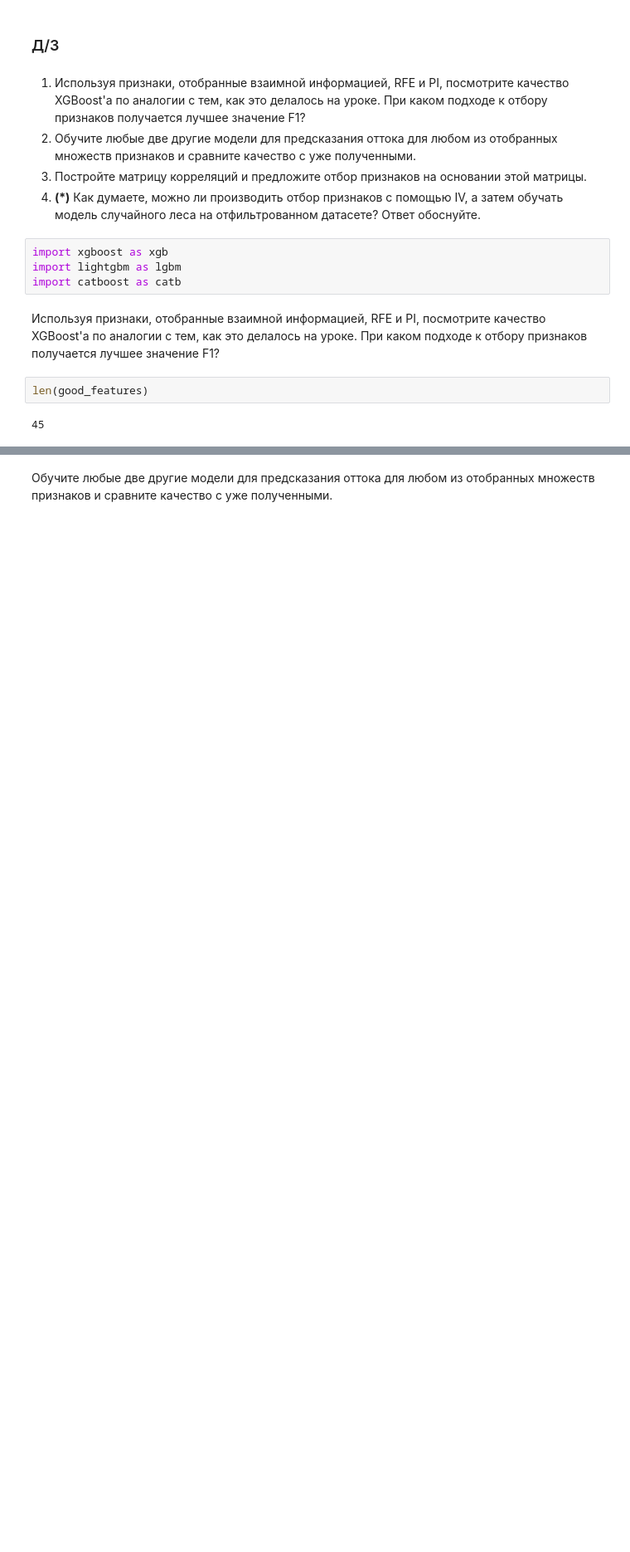
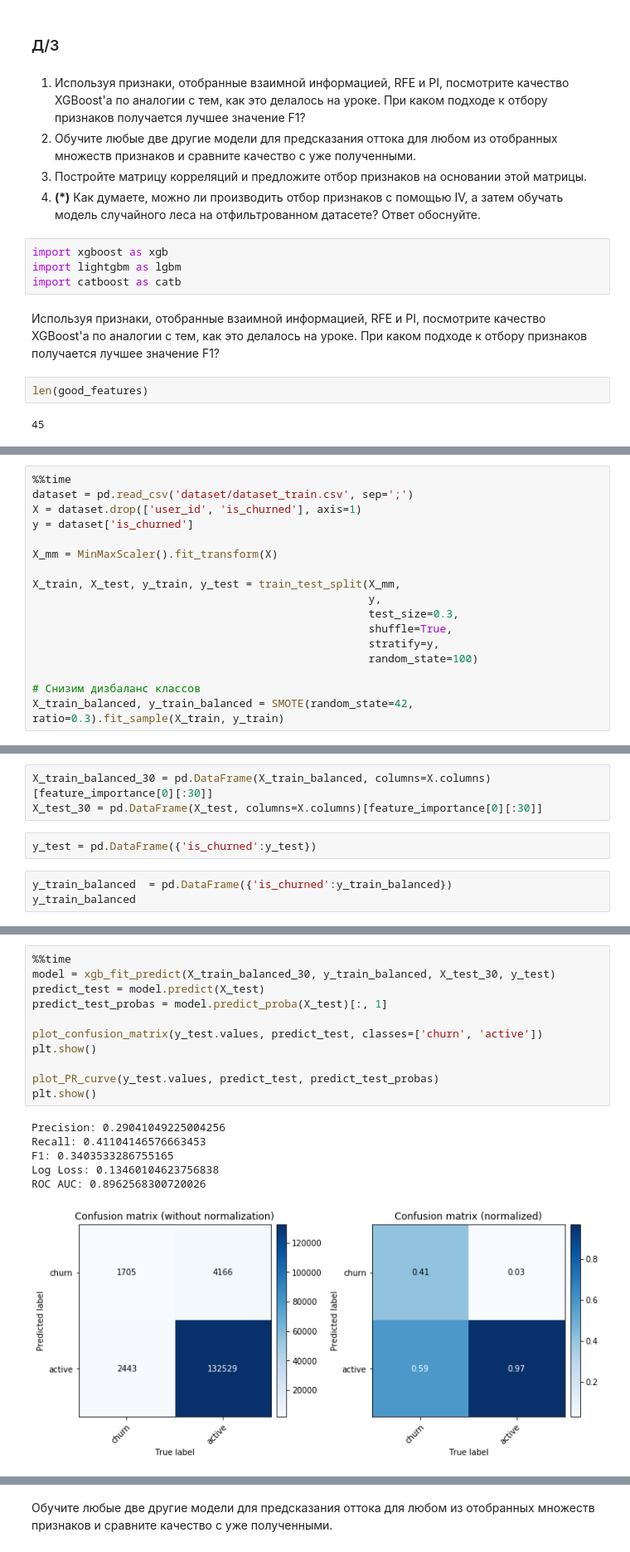
Before and after one commit to daniilstv/DS_in_production, a Jupyter notebook: lesson_3_hw.ipynb, the cells around one changed output, grey strips where cells are left out. Shown at 83% size. Saved outputs shown, nothing was run; the diff lists cells and outputs as text; blank space fills up the shorter version.

```diff
--- a/lesson_3_hw.ipynb
+++ b/lesson_3_hw.ipynb
@@ -561,0 +569,17 @@ print('Кол-во отобранных признаков:', good_features.shap
+# %%
+%%time
+dataset = pd.read_csv('dataset/dataset_train.csv', sep=';')
+X = dataset.drop(['user_id', 'is_churned'], axis=1)
+y = dataset['is_churned']
+
+X_mm = MinMaxScaler().fit_transform(X)
+
+X_train, X_test, y_train, y_test = train_test_split(X_mm,
+                                                    y,
+                                                    test_size=0.3,
+                                                    shuffle=True,
+                                                    stratify=y,
+                                                    random_state=100)
+
+# Снизим дизбаланс классов
+X_train_balanced, y_train_balanced = SMOTE(random_state=42, ratio=0.3).fit_sample(X_train, y_train)
@@ -561,0 +589,8 @@ print('Кол-во отобранных признаков:', good_features.shap
+# %%
+X_train_balanced_30 = pd.DataFrame(X_train_balanced, columns=X.columns)[feature_importance[0][:30]]
+X_test_30 = pd.DataFrame(X_test, columns=X.columns)[feature_importance[0][:30]]
+# %%
+y_test = pd.DataFrame({'is_churned':y_test})
+# %%
+y_train_balanced  = pd.DataFrame({'is_churned':y_train_balanced})
+y_train_balanced
@@ -561,0 +628,18 @@ print('Кол-во отобранных признаков:', good_features.shap
+# %%
+%%time
+model = xgb_fit_predict(X_train_balanced_30, y_train_balanced, X_test_30, y_test)
+predict_test = model.predict(X_test)
+predict_test_probas = model.predict_proba(X_test)[:, 1]
+
+plot_confusion_matrix(y_test.values, predict_test, classes=['churn', 'active'])
+plt.show()
+
+plot_PR_curve(y_test.values, predict_test, predict_test_probas)
+plt.show()
+# %% [output]
+Precision: 0.29041049225004256
+Recall: 0.41104146576663453
+F1: 0.3403533286755165
+Log Loss: 0.13460104623756838
+ROC AUC: 0.8962568300720026
+[figure, added]
```
Also changed, not shown: parts of 53 cells of this notebook.
